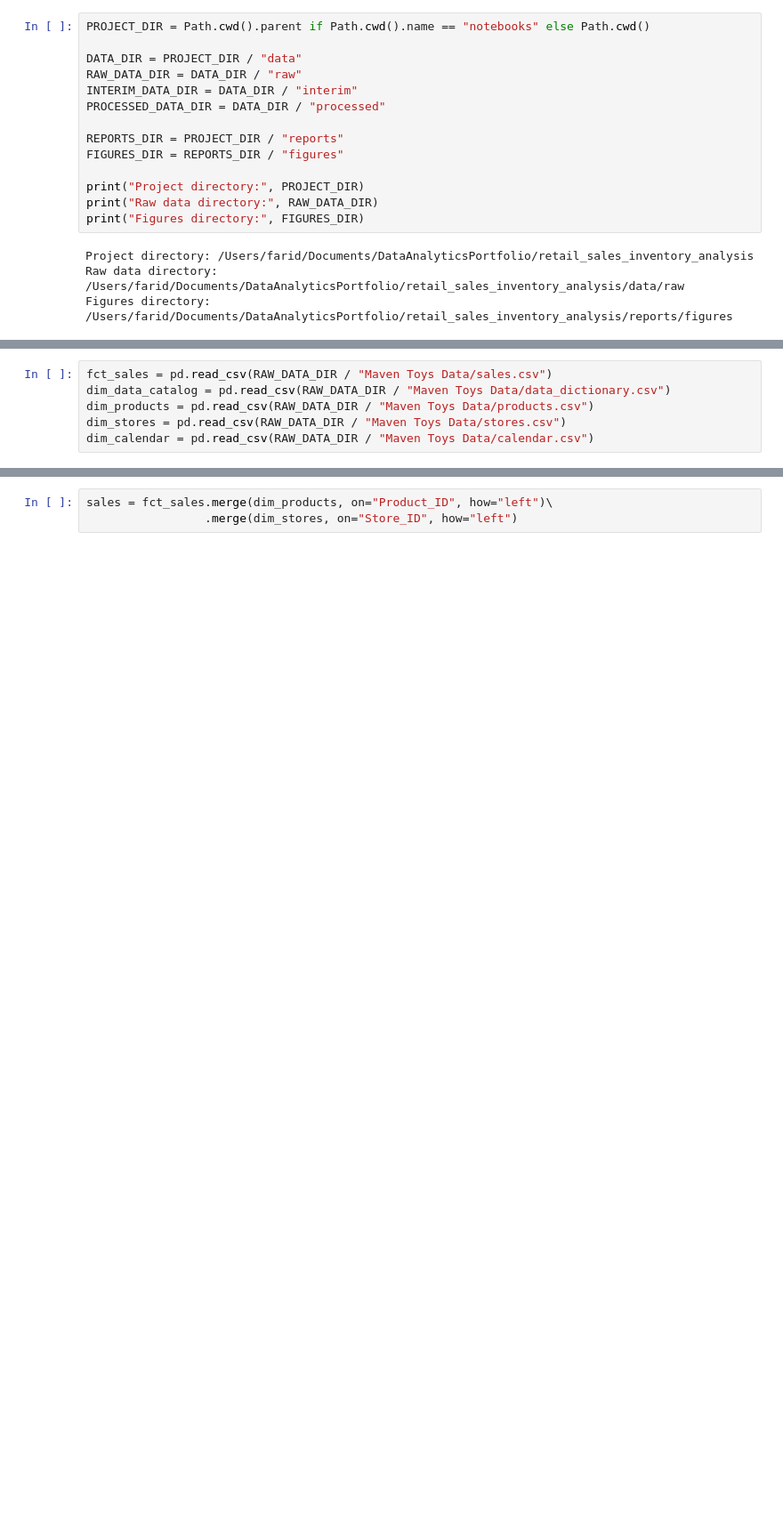
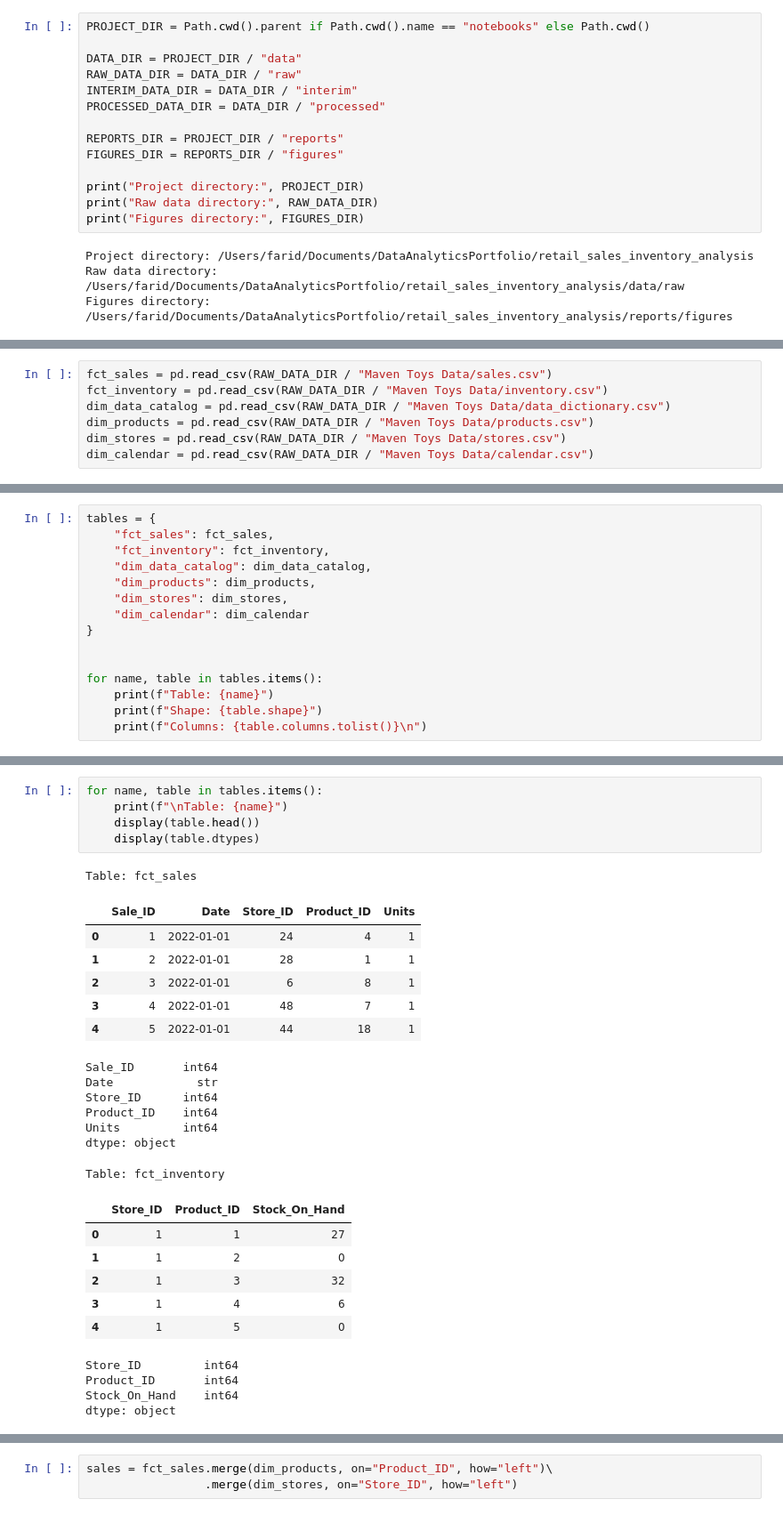
Before and after one commit to DFCR1411/retail_sales_inventory_analysis, a Jupyter notebook: notebooks/01-dfcr-retail-sales-inventory-eda.ipynb, the cells around one changed output, grey strips where cells are left out. Shown at 89% size. Drawn from its saved outputs; the diff is of its cells as text; blank space fills up the shorter version.

```diff
--- a/notebooks/01-dfcr-retail-sales-inventory-eda.ipynb
+++ b/notebooks/01-dfcr-retail-sales-inventory-eda.ipynb
@@ -79,5 +67,6 @@ Figures directory: /Users/farid/Documents/DataAnalyticsPortfolio/retail_sales_in
 # %%
 fct_sales = pd.read_csv(RAW_DATA_DIR / "Maven Toys Data/sales.csv")
+fct_inventory = pd.read_csv(RAW_DATA_DIR / "Maven Toys Data/inventory.csv")
 dim_data_catalog = pd.read_csv(RAW_DATA_DIR / "Maven Toys Data/data_dictionary.csv")
 dim_products = pd.read_csv(RAW_DATA_DIR / "Maven Toys Data/products.csv")
 dim_stores = pd.read_csv(RAW_DATA_DIR / "Maven Toys Data/stores.csv")
@@ -120,0 +74,15 @@ dim_products.head()
+# %%
+tables = {
+    "fct_sales": fct_sales,
+    "fct_inventory": fct_inventory,
+    "dim_data_catalog": dim_data_catalog,
+    "dim_products": dim_products,
+    "dim_stores": dim_stores,
+    "dim_calendar": dim_calendar
+}
+
+
+for name, table in tables.items():
+    print(f"Table: {name}")
+    print(f"Shape: {table.shape}")
+    print(f"Columns: {table.columns.tolist()}\n")
@@ -120,0 +109,30 @@ dim_products.head()
+# %%
+for name, table in tables.items():
+    print(f"\nTable: {name}")
+    display(table.head())
+    display(table.dtypes)
+# %% [output]
+Table: fct_sales
+|  | Sale_ID | Date | Store_ID | Product_ID | Units |
+| 0 | 1 | 2022-01-01 | 24 | 4 | 1 |
+| 1 | 2 | 2022-01-01 | 28 | 1 | 1 |
+| 2 | 3 | 2022-01-01 | 6 | 8 | 1 |
+| 3 | 4 | 2022-01-01 | 48 | 7 | 1 |
+| 4 | 5 | 2022-01-01 | 44 | 18 | 1 |
+Sale_ID       int64
+Date            str
+Store_ID      int64
+Product_ID    int64
+Units         int64
+dtype: object
+Table: fct_inventory
+|  | Store_ID | Product_ID | Stock_On_Hand |
+| 0 | 1 | 1 | 27 |
+| 1 | 1 | 2 | 0 |
+| 2 | 1 | 3 | 32 |
+| 3 | 1 | 4 | 6 |
+| 4 | 1 | 5 | 0 |
+Store_ID         int64
+Product_ID       int64
+Stock_On_Hand    int64
+dtype: object
```
Also changed, not shown: parts of 21 cells of this notebook.
